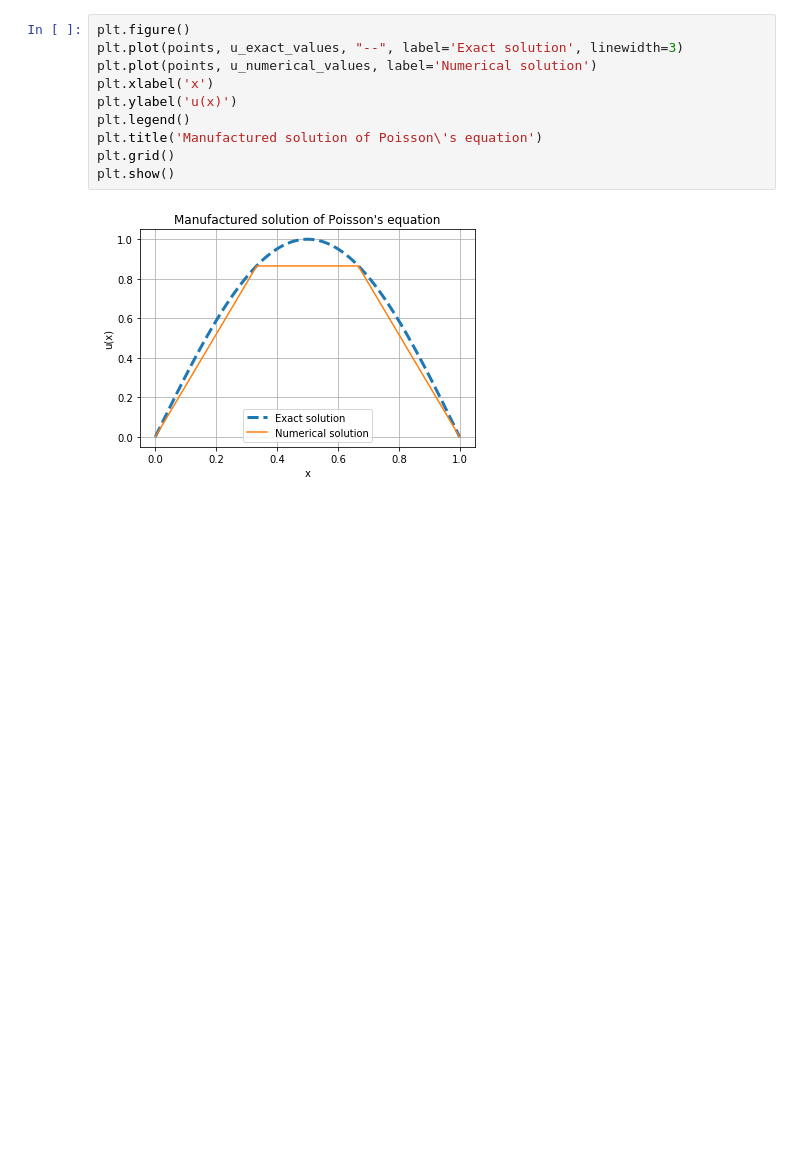
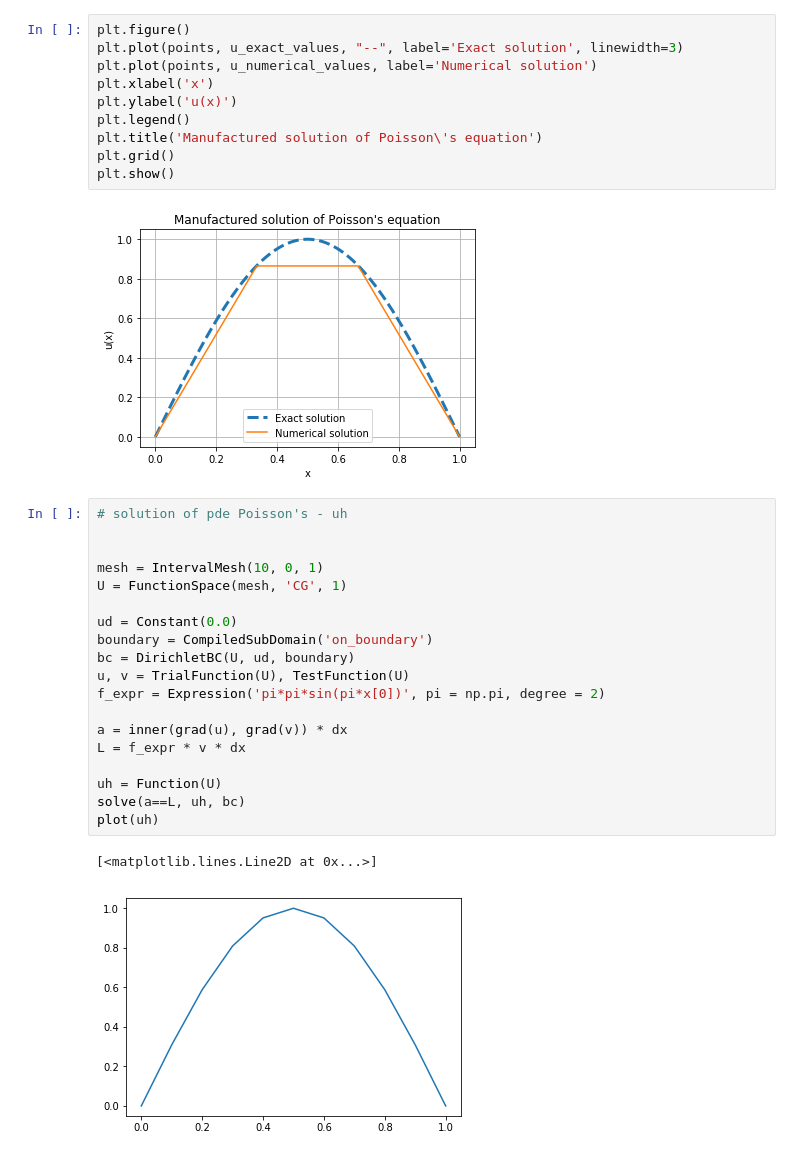
Before and after one commit to abhinavtk7/fenics-tutorials, a Jupyter notebook: day-1/tutorials/practise.ipynb, the cells around one changed output. Drawn from its saved outputs; the diff is of its cells as text; blank space fills up the shorter version.

```diff
--- a/day-1/tutorials/practise.ipynb
+++ b/day-1/tutorials/practise.ipynb
@@ -71,3 +71,25 @@ plt.grid()
 plt.show()
 # %% [output]
 [figure]
+# %%
+# solution of pde Poisson's - uh
+
+
+mesh = IntervalMesh(10, 0, 1)
+U = FunctionSpace(mesh, 'CG', 1)
+
+ud = Constant(0.0)
+boundary = CompiledSubDomain('on_boundary')
+bc = DirichletBC(U, ud, boundary)
+u, v = TrialFunction(U), TestFunction(U)
+f_expr = Expression('pi*pi*sin(pi*x[0])', pi = np.pi, degree = 2)
+
+a = inner(grad(u), grad(v)) * dx
+L = f_expr * v * dx
+
+uh = Function(U)
+solve(a==L, uh, bc)
+plot(uh)
+# %% [output]
+[<matplotlib.lines.Line2D at 0x...>]
+[figure, added]
```
Also changed, not shown: 13 other files.
